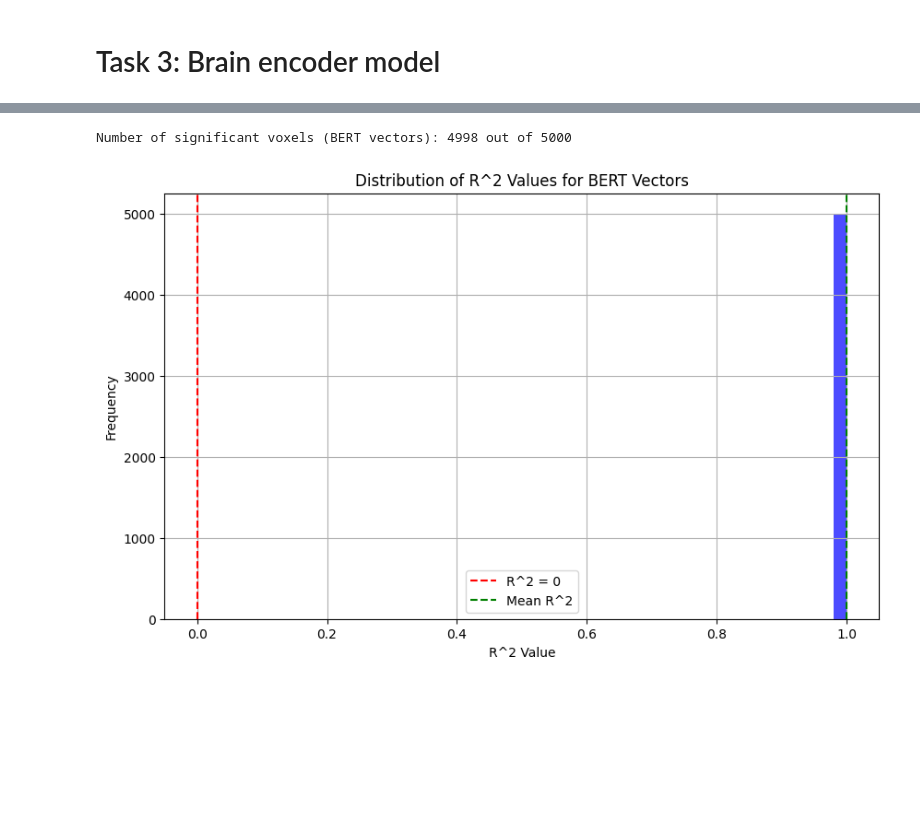
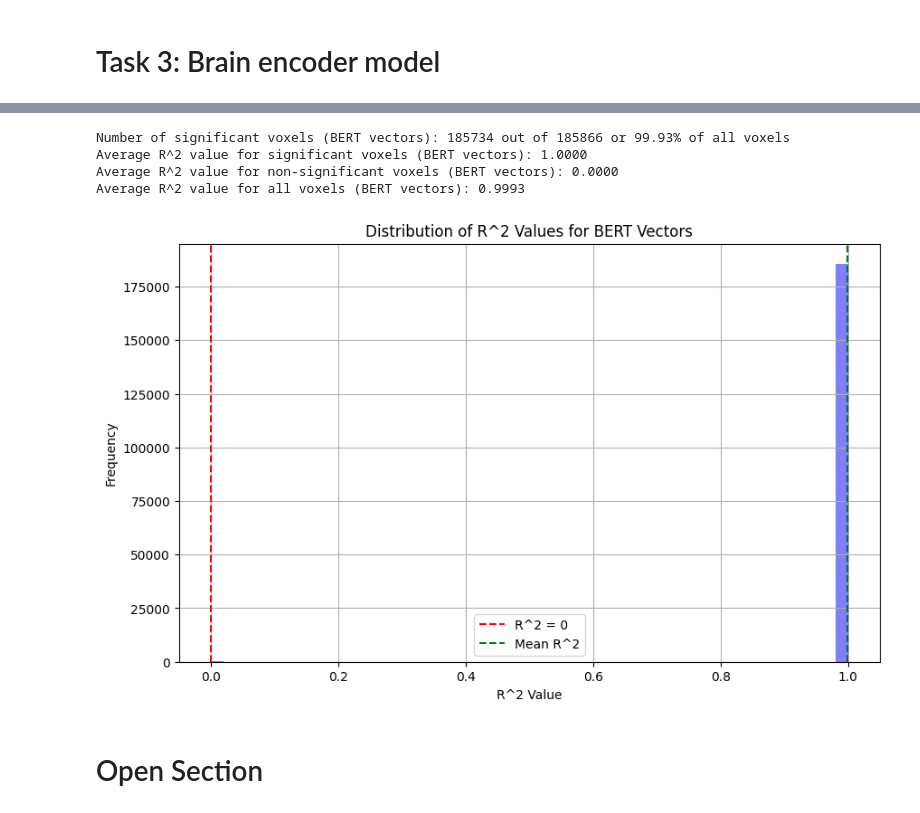
Before and after one commit to Horef/lcc_final, a Jupyter notebook: structured.ipynb, the cells around one changed output, grey strips where cells are left out. Drawn from its saved outputs; the diff is of its cells as text; code cells hidden in the pictures; blank space fills up the shorter version.

```diff
--- a/structured.ipynb
+++ b/structured.ipynb
@@ -1023,6 +912,6 @@ Number of significant voxels (original vectors): 4998 out of 5000
 # %%
 # Now we do the same for the BERT vectors
-exp2_bert_r2_values, exp2_bert_p_values = voxel_regression(exp2_fmri_reduced, exp2_bert_vecs, n_jobs=6, print_progress=False)
+exp2_bert_r2_values, exp2_bert_p_values = voxel_regression(exp2_fmri_reduced, exp2_bert_vecs, n_jobs=6, print_progress=True)
 # %%
 # Saving the results to avoid recomputing them
 with open('data/exp2_bert_r2_values.pkl', 'wb') as f:
@@ -1038,18 +927,26 @@ with open('data/exp2_bert_p_values.pkl', 'wb') as f:
 # %%
 # finding how many voxels have a significant R^2 value
 significant_voxels_bert = np.sum(exp2_bert_p_values < 0.05)
-print(f"Number of significant voxels (BERT vectors): {significant_voxels_bert} out of {exp2_fmri_reduced.shape[1]}")
+print(f"Number of significant voxels (BERT vectors): {significant_voxels_bert} out of {exp2_fmri_reduced.shape[1]} or {significant_voxels_bert / exp2_fmri_reduced.shape[1]:.2%} of all voxels")
+print(f"Average R^2 value for significant voxels (BERT vectors): {np.mean(exp2_bert_r2_values[exp2_bert_p_values < 0.05]):.4f}")
+print(f"Average R^2 value for non-significant voxels (BERT vectors): {np.mean(exp2_bert_r2_values[exp2_bert_p_values >= 0.05]):.4f}")
+print(f"Average R^2 value for all voxels (BERT vectors): {np.mean(exp2_bert_r2_values):.4f}")
 # plotting the distribution of R^2 values
 plt.figure(figsize=(10, 6))
-plt.hist(exp2_bert_r2_values, bins=50, color='blue', alpha=0.7)
+plt.hist(exp2_bert_r2_values, bins=50, color='blue', alpha=0.5)
 plt.title('Distribution of R^2 Values for BERT Vectors')
 plt.xlabel('R^2 Value')
 plt.ylabel('Frequency')
 plt.axvline(x=0, color='red', linestyle='--', label='R^2 = 0')
 plt.axvline(x=np.mean(exp2_bert_r2_values), color='green', linestyle='--', label='Mean R^2')
 plt.legend()
 plt.grid()
 plt.show()
 # %% [output]
-Number of significant voxels (BERT vectors): 4998 out of 5000
+Number of significant voxels (BERT vectors): 185734 out of 185866 or 99.93% of all voxels
+Average R^2 value for significant voxels (BERT vectors): 1.0000
+Average R^2 value for non-significant voxels (BERT vectors): 0.0000
+Average R^2 value for all voxels (BERT vectors): 0.9993
-[figure, old version]
+[figure, new version]
+# %% [markdown]
+# Open Section
```
Also changed, not shown: parts of 12 cells of this notebook, 2 other files.
